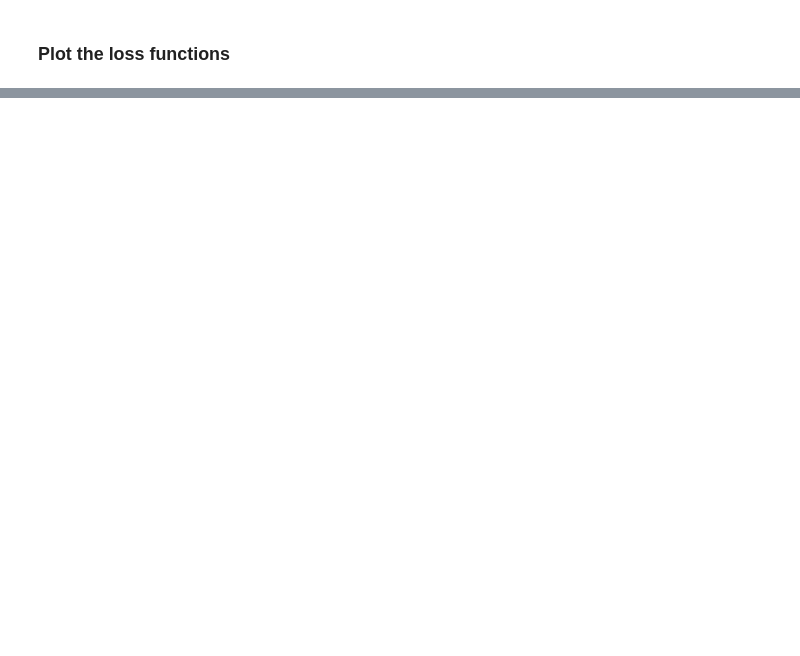
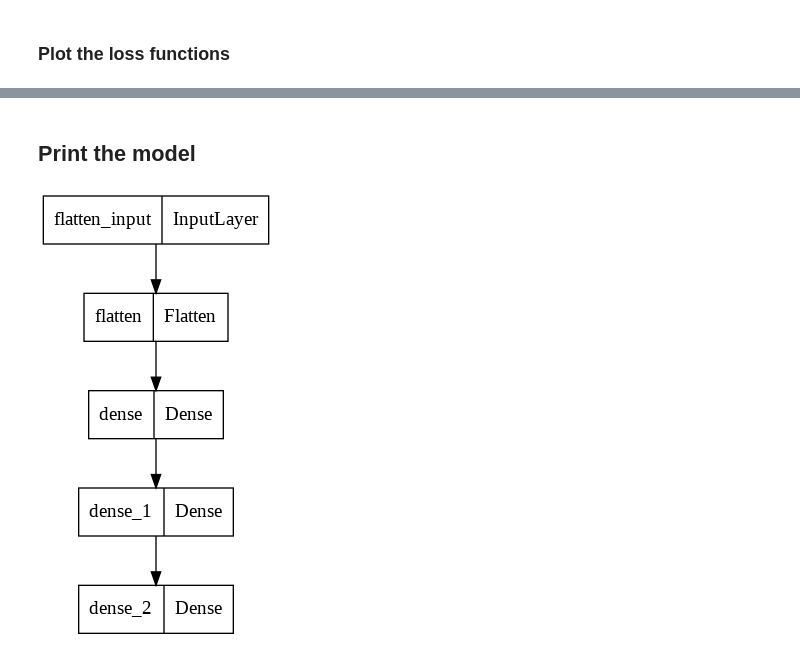
Before and after one commit to VinciGit00/Python, a Jupyter notebook: NeuralNetwork/Keras_Tutorial.ipynb, the cells around one changed output, grey strips where cells are left out. Drawn from its saved outputs; the diff is of its cells as text; code cells hidden in the pictures; blank space fills up the shorter version.

```diff
--- a/NeuralNetwork/Keras_Tutorial.ipynb
+++ b/NeuralNetwork/Keras_Tutorial.ipynb
@@ -119,0 +121,7 @@ plot_loss(mfit)
+# %% [markdown]
+## Print the model
+# %%
+#fit the model
+plot_model(model)
+# %% [output]
+[figure, added]
```
Also changed, not shown: parts of 4 cells of this notebook.
